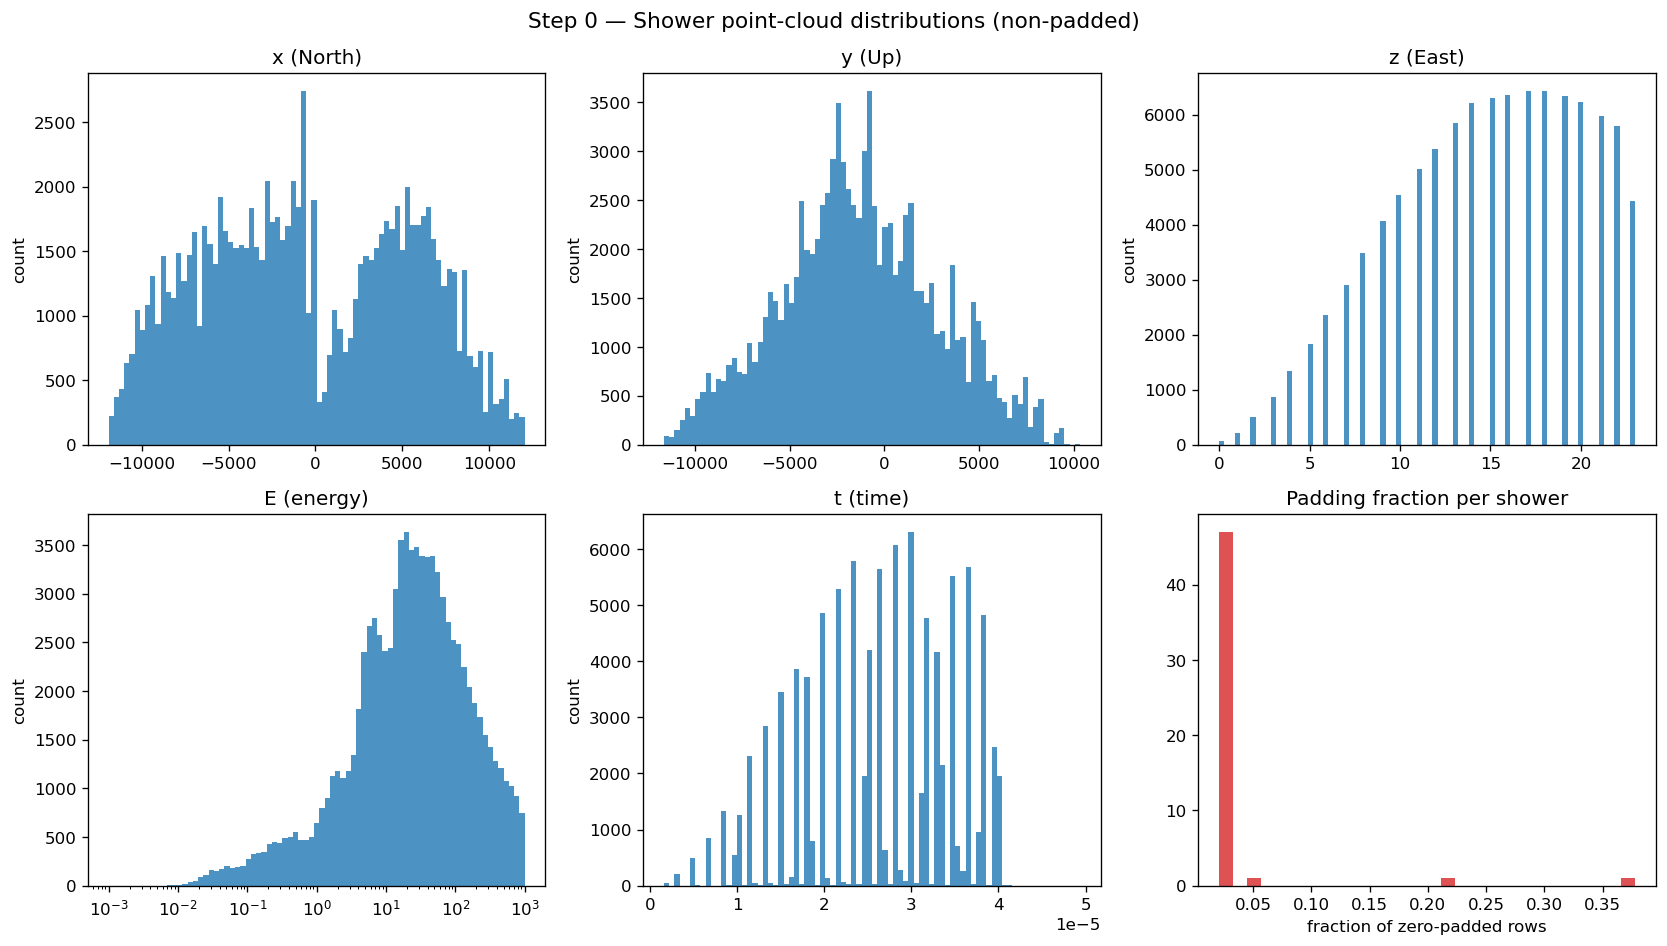
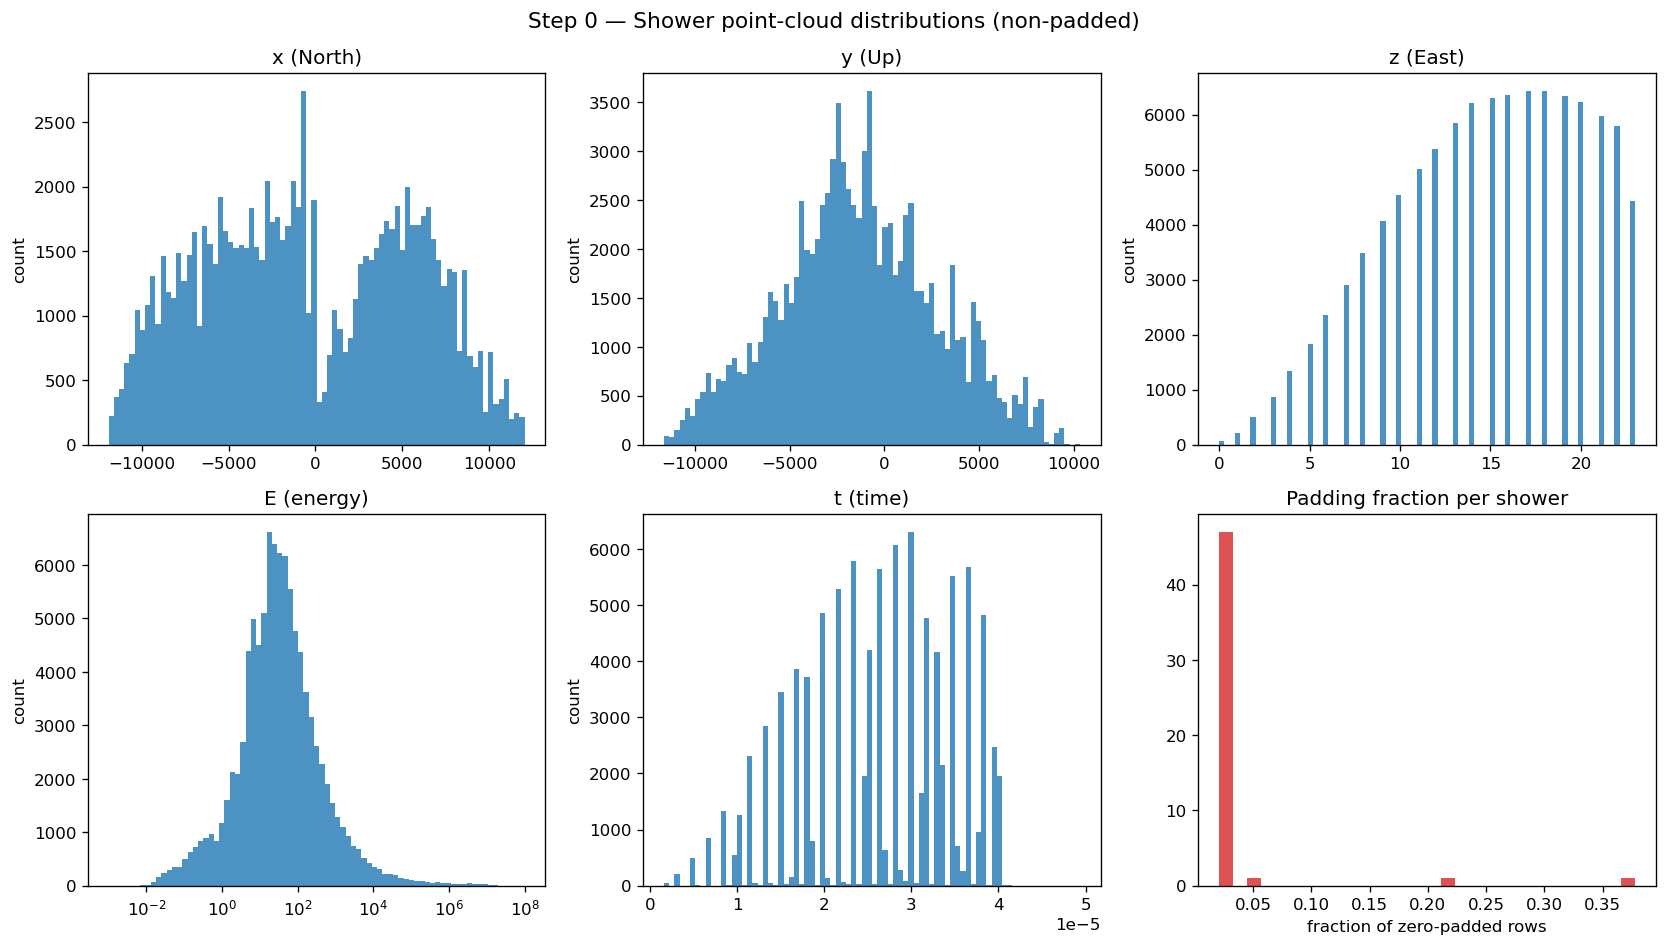
Unified diff of the notebook cell whose output changed from the first chart to the second:
--- before
+++ after
@@ -9,5 +9,5 @@
     vals = points[:, :, c][non_pad].numpy()
     if c == 3:  # energy
-        ax.hist(vals, bins=np.logspace(-3, 3, 80), edgecolor="none", alpha=0.8)
+        ax.hist(vals, bins=np.logspace(-3, 8, 80), edgecolor="none", alpha=0.8)
         ax.set_xscale("log")
     else:

Commit: incrase jitter, remove T log scaling